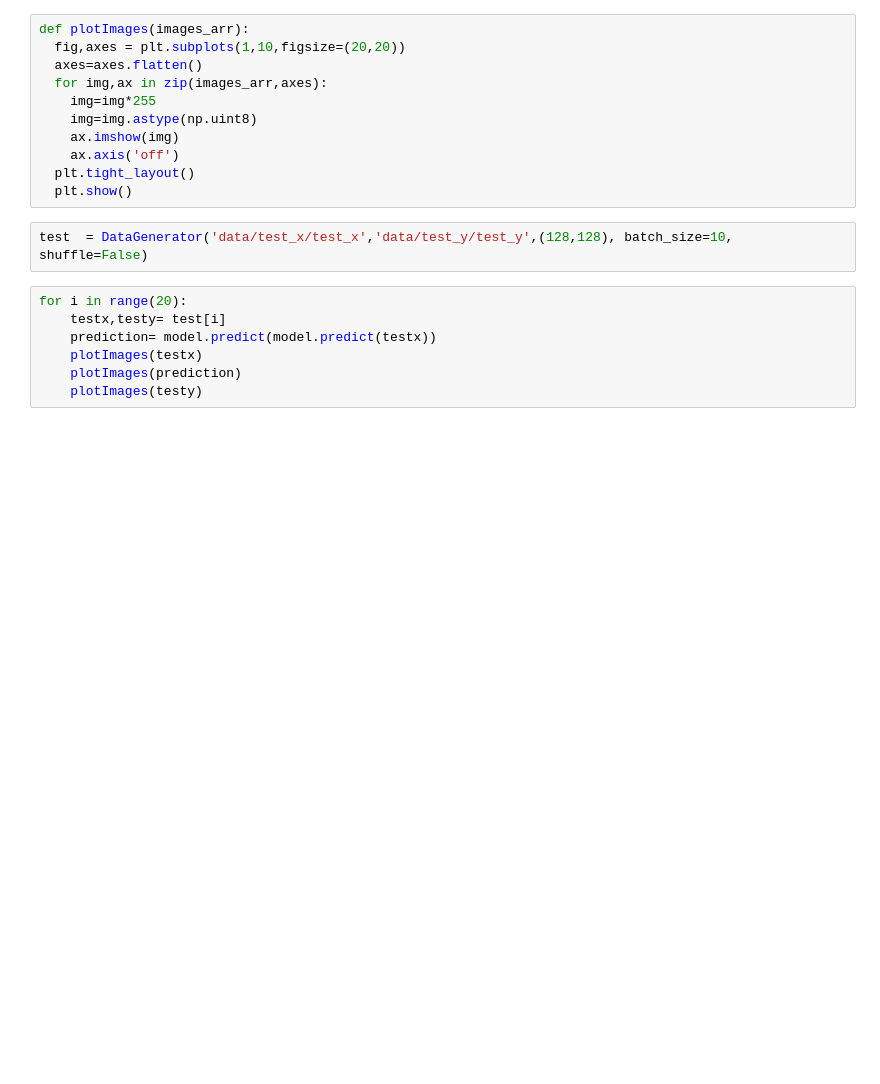
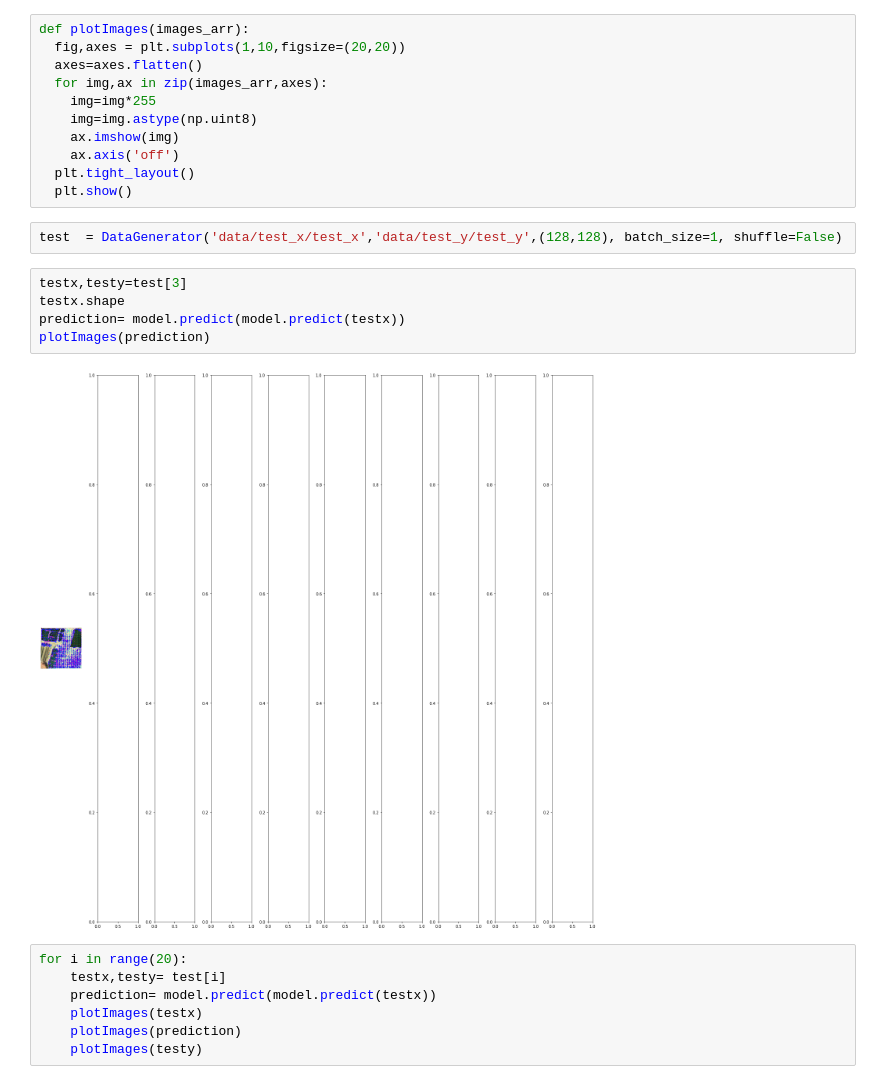
Before and after one commit to AryanSethi/No-Blur, a Jupyter notebook: Testing.ipynb, the cells around one changed output. Drawn from its saved outputs; the diff is of its cells as text; blank space fills up the shorter version.

```diff
--- a/Testing.ipynb
+++ b/Testing.ipynb
@@ -68,7 +70,14 @@ def plotImages(images_arr):
   plt.tight_layout()
   plt.show()
 # %%
-test  = DataGenerator('data/test_x/test_x','data/test_y/test_y',(128,128), batch_size=10, shuffle=False)
+test  = DataGenerator('data/test_x/test_x','data/test_y/test_y',(128,128), batch_size=1, shuffle=False)
+# %%
+testx,testy=test[3]
+testx.shape
+prediction= model.predict(model.predict(testx))
+plotImages(prediction)
+# %% [output]
+[figure, added]
 # %%
 for i in range(20):
     testx,testy= test[i]
```
Also changed, not shown: parts of 1 cell of this notebook, 3 other files.
